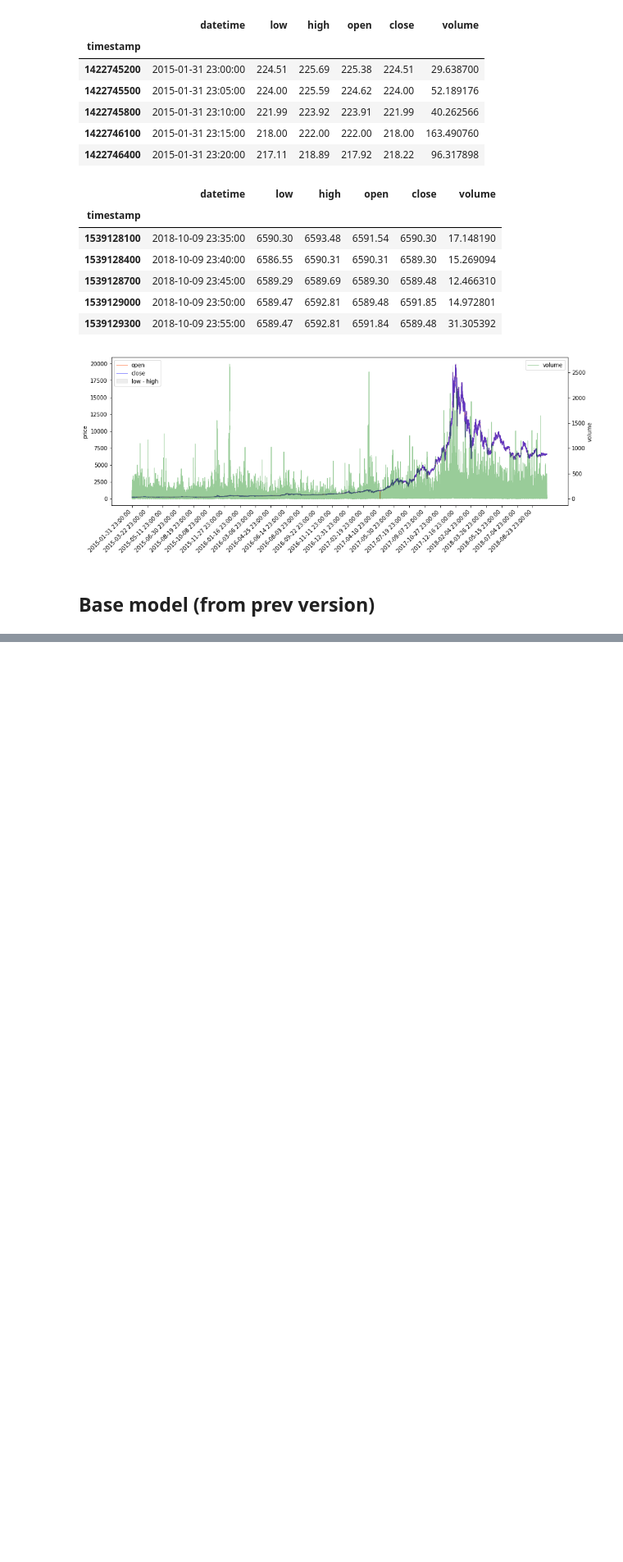
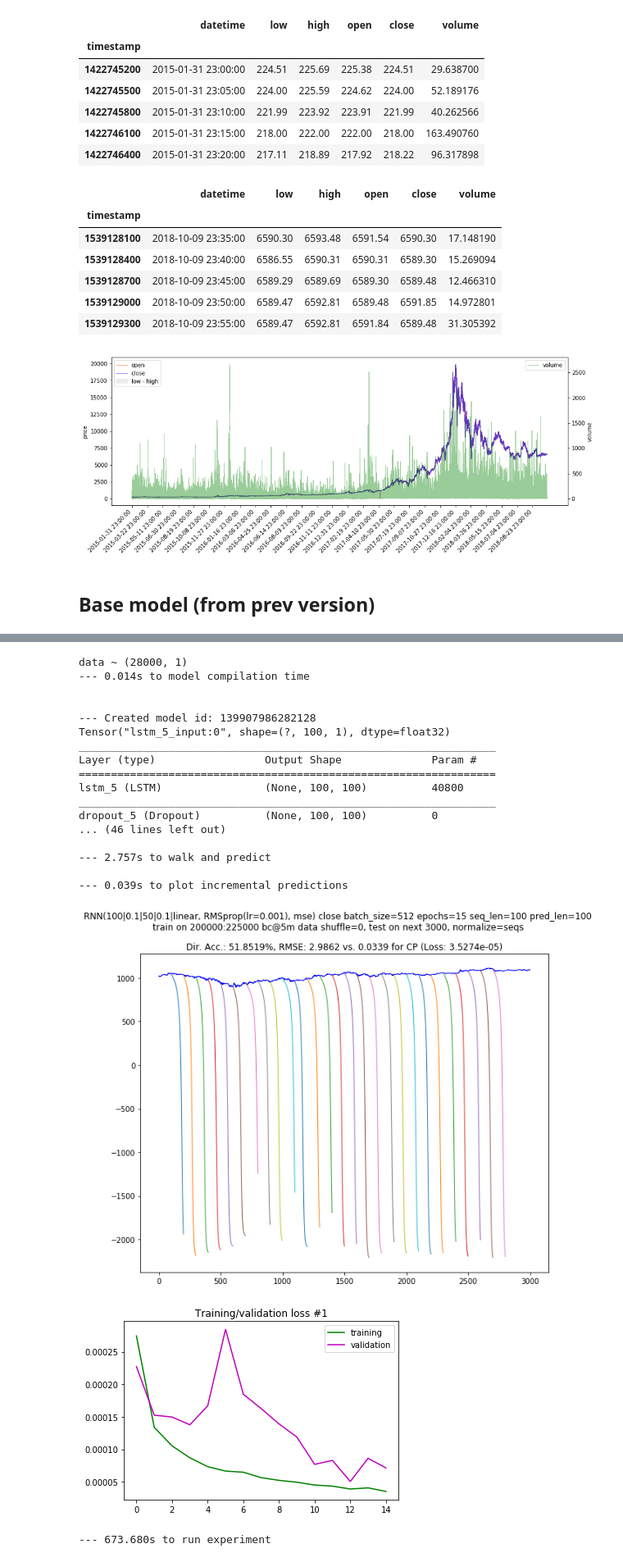
Before and after one commit to NeuronQ/udacity-capstone, a Jupyter notebook: experiments-model-architecture-for-5min-predictions.ipynb, the cells around one changed output, grey strips where cells are left out. Shown: that part at 82% size. Cells and saved outputs as stored; diff of their text form; code cells hidden in the pictures; blank space fills up the shorter version.

```diff
--- a/experiments-model-architecture-for-5min-predictions.ipynb
+++ b/experiments-model-architecture-for-5min-predictions.ipynb
@@ -153,0 +215,57 @@ Epoch 1/3
+# %%
+with timing('run experiment'):
+    res = run_walk_forward_validation_rnn(
+        # data to extract:
+        data5m,
+        features=[
+            'close',
+        ],
+        from_i=200000,
+        train_sz=25000,
+        test_sz=3000,
+        # data processing:
+        normalize='seqs',  # 'seqs' | 'data'
+        detrend=False,
+        # model and prediction arrangement:
+        seq_len=100,
+        pred_len=100,
+        model_maker=make_rnn_model_constructor(
+            [100, 0.1, 50, 0.1],
+            lr=1e-3,
+            optimizer=keras.optimizers.RMSprop
+        ),
+        # training:
+        epochs=15,
+        batch_size=512,
+        shuffle=False,
+        # experiment setup:
+        times=1,
+        skip=True,
+        fix_all_rngs_to=False,
+        fix_rngs_before_each=False,
+        # plotting:
+        fig_size=(10, 8),
+        fast=True,
+    )
+    plot_train_val_losses(res['train_val_losses'])
+# %% [output]
+data ~ (28000, 1)
+--- 0.014s to model compilation time
+
+
+--- Created model id: 139907986282128
+Tensor("lstm_5_input:0", shape=(?, 100, 1), dtype=float32)
+_________________________________________________________________
+Layer (type)                 Output Shape              Param #
+=================================================================
+lstm_5 (LSTM)                (None, 100, 100)          40800
+_________________________________________________________________
+dropout_5 (Dropout)          (None, 100, 100)          0
+... (46 lines left out)
+
+--- 2.757s to walk and predict
+
+--- 0.039s to plot incremental predictions
+[figure, added]
+[figure, added]
+--- 673.680s to run experiment
```
Also changed, not shown: parts of 4 cells of this notebook, 29 other files.
